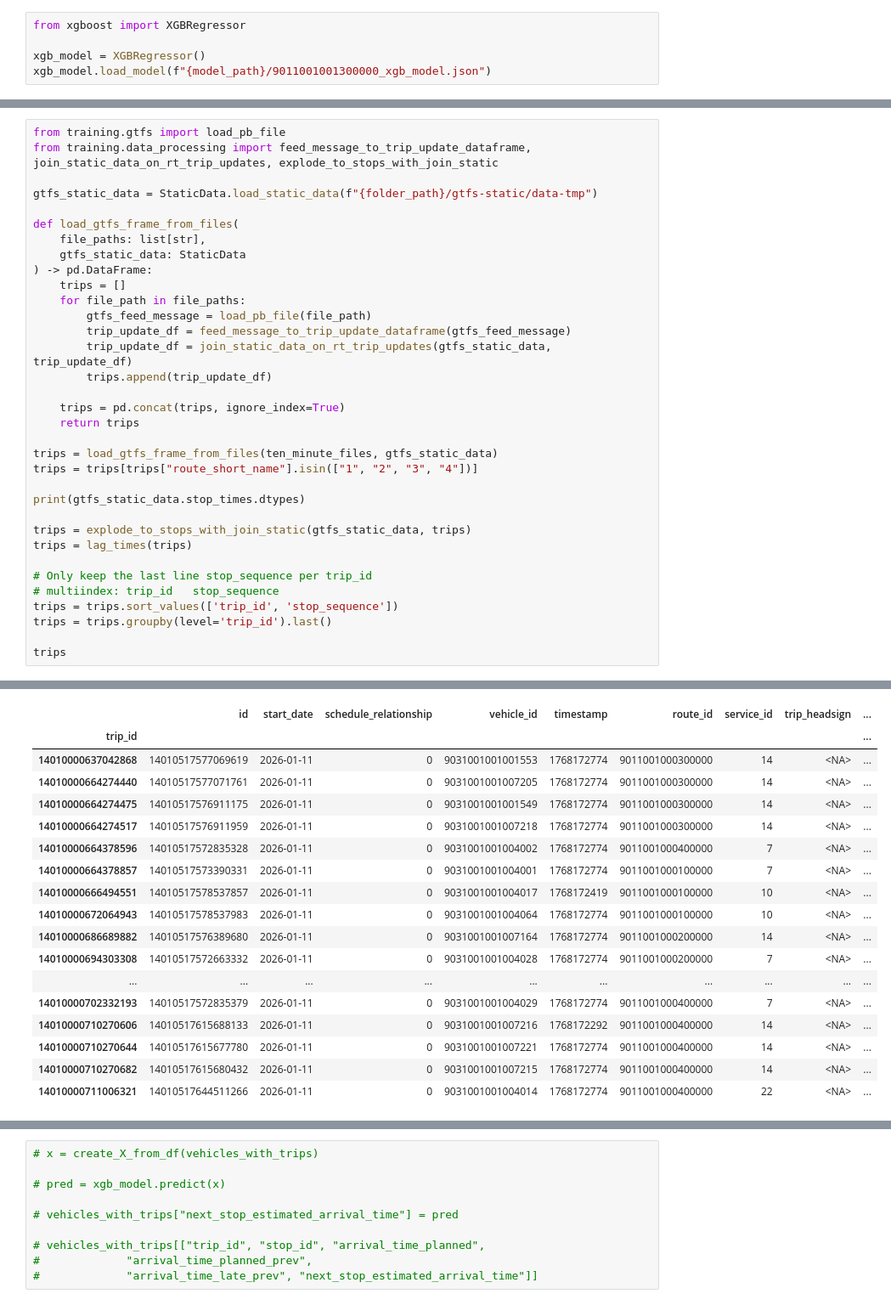
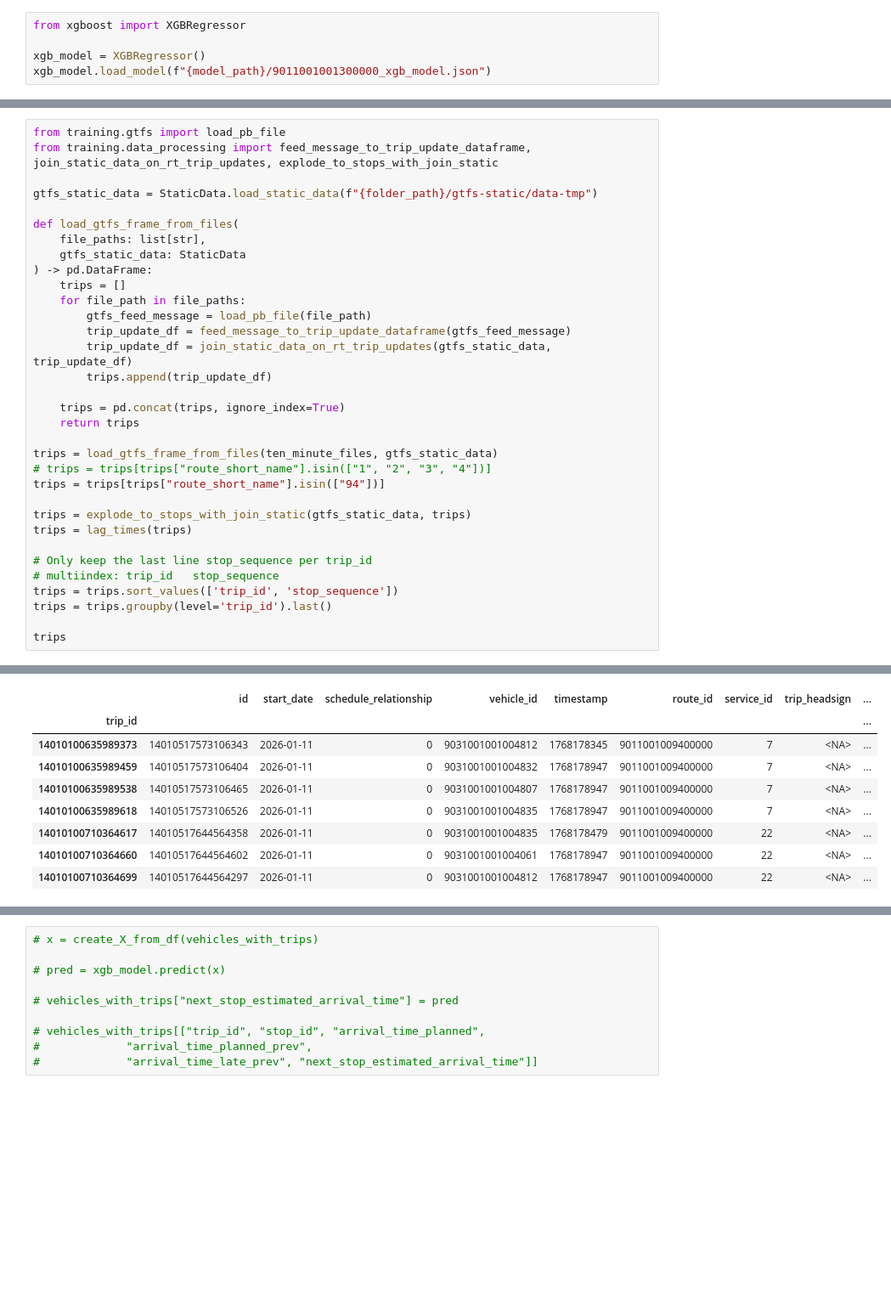
Before and after one commit to lukasfri/kth-id2223-project, a Jupyter notebook: backend/packages/training/src/training/visual_data.ipynb, the cells around one changed output, grey strips where cells are left out. Shown at 85% size. Drawn from its saved outputs; the diff is of its cells as text; blank space fills up the shorter version.

```diff
--- a/backend/packages/training/src/training/visual_data.ipynb
+++ b/backend/packages/training/src/training/visual_data.ipynb
@@ -602,9 +590,8 @@ def load_gtfs_frame_from_files(
     return trips
 
 trips = load_gtfs_frame_from_files(ten_minute_files, gtfs_static_data)
-trips = trips[trips["route_short_name"].isin(["1", "2", "3", "4"])]
-
-print(gtfs_static_data.stop_times.dtypes)
+# trips = trips[trips["route_short_name"].isin(["1", "2", "3", "4"])]
+trips = trips[trips["route_short_name"].isin(["94"])]
 
 trips = explode_to_stops_with_join_static(gtfs_static_data, trips)
 trips = lag_times(trips)
@@ -631,21 +609,12 @@ datetime64[ns]
 |  | id | start_date | schedule_relationship | vehicle_id | timestamp | route_id | service_id | trip_headsign | ... |
 | trip_id |  |  |  |  |  |  |  |  | ... |
-| 14010000637042868 | 14010517577069619 | 2026-01-11 | 0 | 9031001001001553 | 1768172774 | 9011001000300000 | 14 | <NA> | ... |
-| 14010000664274440 | 14010517577071761 | 2026-01-11 | 0 | 9031001001007205 | 1768172774 | 9011001000300000 | 14 | <NA> | ... |
-| 14010000664274475 | 14010517576911175 | 2026-01-11 | 0 | 9031001001001549 | 1768172774 | 9011001000300000 | 14 | <NA> | ... |
-| 14010000664274517 | 14010517576911959 | 2026-01-11 | 0 | 9031001001007218 | 1768172774 | 9011001000300000 | 14 | <NA> | ... |
-| 14010000664378596 | 14010517572835328 | 2026-01-11 | 0 | 9031001001004002 | 1768172774 | 9011001000400000 | 7 | <NA> | ... |
-| 14010000664378857 | 14010517573390331 | 2026-01-11 | 0 | 9031001001004001 | 1768172774 | 9011001000100000 | 7 | <NA> | ... |
-| 14010000666494551 | 14010517578537857 | 2026-01-11 | 0 | 9031001001004017 | 1768172419 | 9011001000100000 | 10 | <NA> | ... |
-| 14010000672064943 | 14010517578537983 | 2026-01-11 | 0 | 9031001001004064 | 1768172774 | 9011001000100000 | 10 | <NA> | ... |
-| 14010000686689882 | 14010517576389680 | 2026-01-11 | 0 | 9031001001007164 | 1768172774 | 9011001000200000 | 14 | <NA> | ... |
-| 14010000694303308 | 14010517572663332 | 2026-01-11 | 0 | 9031001001004028 | 1768172774 | 9011001000200000 | 7 | <NA> | ... |
-| ... | ... | ... | ... | ... | ... | ... | ... | ... | ... |
-| 14010000702332193 | 14010517572835379 | 2026-01-11 | 0 | 9031001001004029 | 1768172774 | 9011001000400000 | 7 | <NA> | ... |
-| 14010000710270606 | 14010517615688133 | 2026-01-11 | 0 | 9031001001007216 | 1768172292 | 9011001000400000 | 14 | <NA> | ... |
-| 14010000710270644 | 14010517615677780 | 2026-01-11 | 0 | 9031001001007221 | 1768172774 | 9011001000400000 | 14 | <NA> | ... |
-| 14010000710270682 | 14010517615680432 | 2026-01-11 | 0 | 9031001001007215 | 1768172774 | 9011001000400000 | 14 | <NA> | ... |
-| 14010000711006321 | 14010517644511266 | 2026-01-11 | 0 | 9031001001004014 | 1768172774 | 9011001000400000 | 22 | <NA> | ... |
+| 14010100635989373 | 14010517573106343 | 2026-01-11 | 0 | 9031001001004812 | 1768178345 | 9011001009400000 | 7 | <NA> | ... |
+| 14010100635989459 | 14010517573106404 | 2026-01-11 | 0 | 9031001001004832 | 1768178947 | 9011001009400000 | 7 | <NA> | ... |
+| 14010100635989538 | 14010517573106465 | 2026-01-11 | 0 | 9031001001004807 | 1768178947 | 9011001009400000 | 7 | <NA> | ... |
+| 14010100635989618 | 14010517573106526 | 2026-01-11 | 0 | 9031001001004835 | 1768178947 | 9011001009400000 | 7 | <NA> | ... |
+| 14010100710364617 | 14010517644564358 | 2026-01-11 | 0 | 9031001001004835 | 1768178479 | 9011001009400000 | 22 | <NA> | ... |
+| 14010100710364660 | 14010517644564602 | 2026-01-11 | 0 | 9031001001004061 | 1768178947 | 9011001009400000 | 22 | <NA> | ... |
+| 14010100710364699 | 14010517644564297 | 2026-01-11 | 0 | 9031001001004812 | 1768178947 | 9011001009400000 | 22 | <NA> | ... |
 # %%
 trips["route_short_name"].value_counts()
 # %% [output]
```
Also changed, not shown: parts of 12 cells of this notebook, 1 other file.
